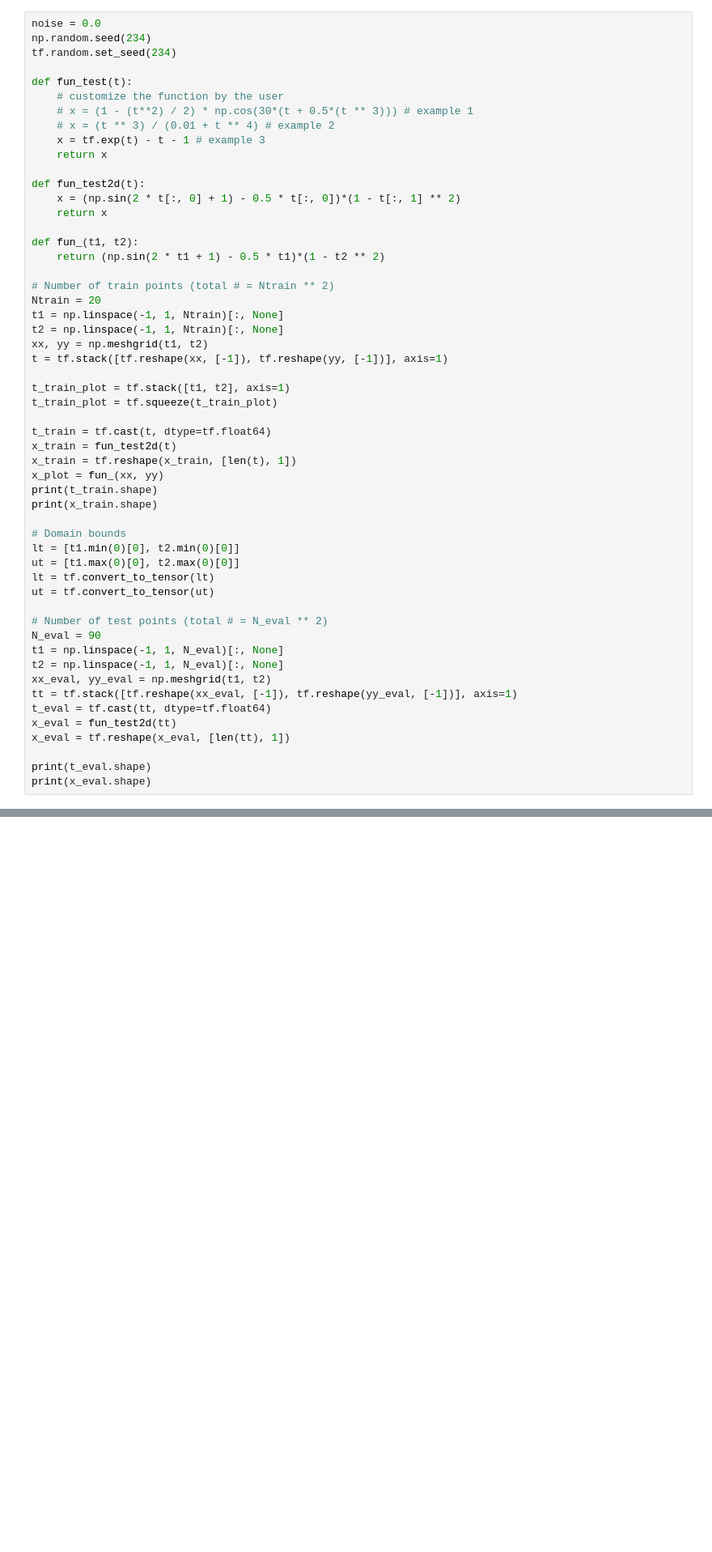
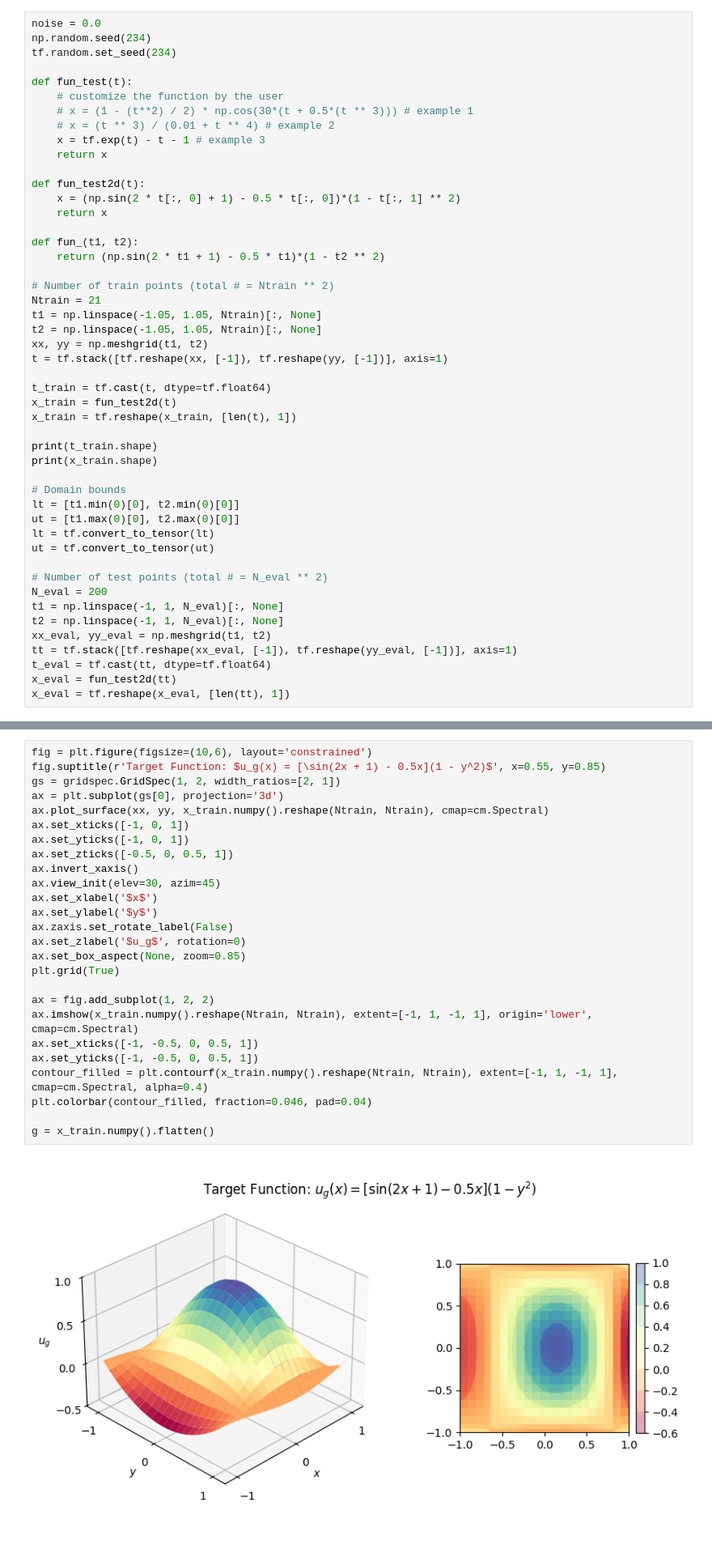
Before and after one commit to akavuturu/MultistageNN, a Jupyter notebook: Regression/MultiStageRegNN_ND.ipynb, the cells around one changed output, grey strips where cells are left out. Shown at 81% size. Saved outputs shown, nothing was run; the diff lists cells and outputs as text; blank space fills up the shorter version.

```diff
--- a/Regression/MultiStageRegNN_ND.ipynb
+++ b/Regression/MultiStageRegNN_ND.ipynb
@@ -296,19 +304,16 @@ def fun_(t1, t2):
     return (np.sin(2 * t1 + 1) - 0.5 * t1)*(1 - t2 ** 2)
 
 # Number of train points (total # = Ntrain ** 2)
-Ntrain = 20
-t1 = np.linspace(-1, 1, Ntrain)[:, None]
-t2 = np.linspace(-1, 1, Ntrain)[:, None]
+Ntrain = 21
+t1 = np.linspace(-1.05, 1.05, Ntrain)[:, None]
+t2 = np.linspace(-1.05, 1.05, Ntrain)[:, None]
 xx, yy = np.meshgrid(t1, t2)
 t = tf.stack([tf.reshape(xx, [-1]), tf.reshape(yy, [-1])], axis=1)
-
-t_train_plot = tf.stack([t1, t2], axis=1)
-t_train_plot = tf.squeeze(t_train_plot)
 
 t_train = tf.cast(t, dtype=tf.float64)
 x_train = fun_test2d(t)
 x_train = tf.reshape(x_train, [len(t), 1])
-x_plot = fun_(xx, yy)
+
 print(t_train.shape)
 print(x_train.shape)
 
@@ -319,7 +324,7 @@ lt = tf.convert_to_tensor(lt)
 ut = tf.convert_to_tensor(ut)
 
 # Number of test points (total # = N_eval ** 2)
-N_eval = 90
+N_eval = 200
 t1 = np.linspace(-1, 1, N_eval)[:, None]
 t2 = np.linspace(-1, 1, N_eval)[:, None]
 xx_eval, yy_eval = np.meshgrid(t1, t2)
@@ -327,7 +332,4 @@ tt = tf.stack([tf.reshape(xx_eval, [-1]), tf.reshape(yy_eval, [-1])], axis=1)
 t_eval = tf.cast(tt, dtype=tf.float64)
 x_eval = fun_test2d(tt)
 x_eval = tf.reshape(x_eval, [len(tt), 1])
-
-print(t_eval.shape)
-print(x_eval.shape)
 # %% [output]
@@ -393,0 +338,28 @@ Magnitude: 0.21763761136991494
+# %%
+fig = plt.figure(figsize=(10,6), layout='constrained')
+fig.suptitle(r'Target Function: $u_g(x) = [\sin(2x + 1) - 0.5x](1 - y^2)$', x=0.55, y=0.85)
+gs = gridspec.GridSpec(1, 2, width_ratios=[2, 1])
+ax = plt.subplot(gs[0], projection='3d')
+ax.plot_surface(xx, yy, x_train.numpy().reshape(Ntrain, Ntrain), cmap=cm.Spectral)
+ax.set_xticks([-1, 0, 1])
+ax.set_yticks([-1, 0, 1])
+ax.set_zticks([-0.5, 0, 0.5, 1])
+ax.invert_xaxis()
+ax.view_init(elev=30, azim=45)
+ax.set_xlabel('$x$')
+ax.set_ylabel('$y$')
+ax.zaxis.set_rotate_label(False)
+ax.set_zlabel('$u_g$', rotation=0)
+ax.set_box_aspect(None, zoom=0.85)
+plt.grid(True)
+
+ax = fig.add_subplot(1, 2, 2)
+ax.imshow(x_train.numpy().reshape(Ntrain, Ntrain), extent=[-1, 1, -1, 1], origin='lower', cmap=cm.Spectral)
+ax.set_xticks([-1, -0.5, 0, 0.5, 1])
+ax.set_yticks([-1, -0.5, 0, 0.5, 1])
+contour_filled = plt.contourf(x_train.numpy().reshape(Ntrain, Ntrain), extent=[-1, 1, -1, 1], cmap=cm.Spectral, alpha=0.4)
+plt.colorbar(contour_filled, fraction=0.046, pad=0.04)
+
+g = x_train.numpy().flatten()
+# %% [output]
+[figure, added]
```
Also changed, not shown: parts of 34 cells of this notebook, 12 other files.
